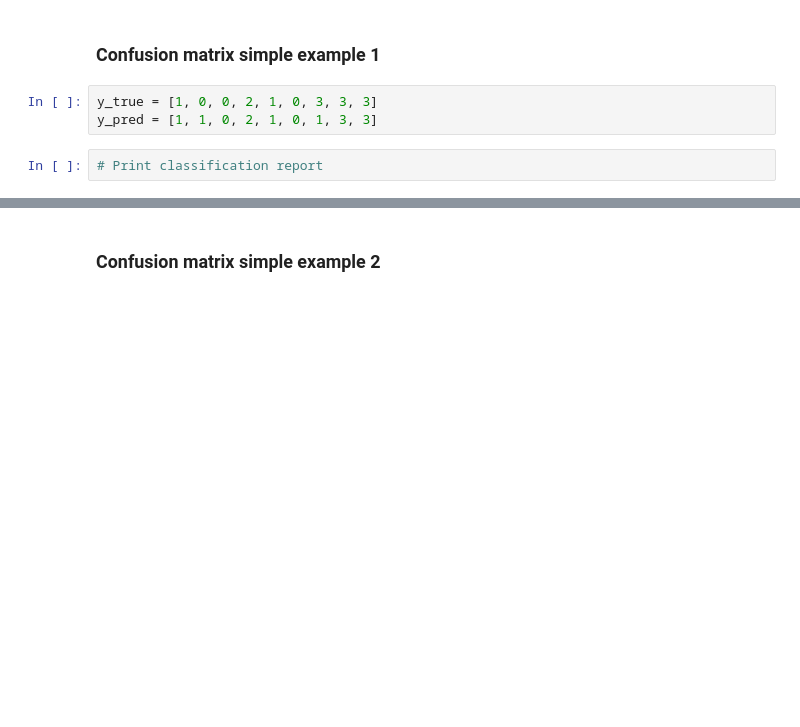
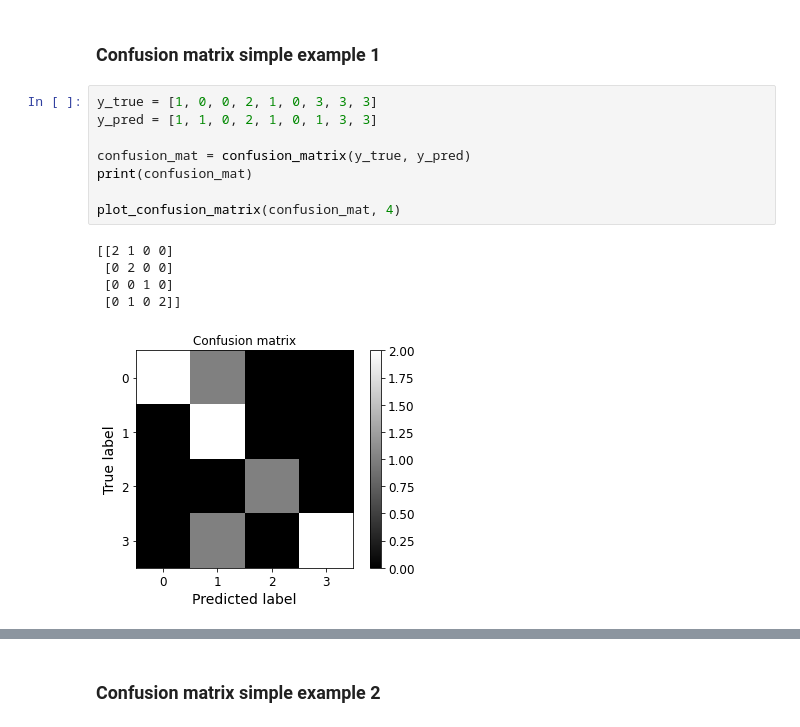
Before and after one commit to thomasbakken-su/CPSC5310_TWs, a Jupyter notebook: TW4/TW4-DT/decision_trees.ipynb, the cells around one changed output, grey strips where cells are left out. Cells and saved outputs as stored; diff of their text form; blank space fills up the shorter version.

```diff
--- a/TW4/TW4-DT/decision_trees.ipynb
+++ b/TW4/TW4-DT/decision_trees.ipynb
@@ -81,5 +81,14 @@ def plot_confusion_matrix(confusion_mat, cln):
 # %%
 y_true = [1, 0, 0, 2, 1, 0, 3, 3, 3]
 y_pred = [1, 1, 0, 2, 1, 0, 1, 3, 3]
+
+confusion_mat = confusion_matrix(y_true, y_pred)
+print(confusion_mat)
+
+plot_confusion_matrix(confusion_mat, 4)
+# %% [output]
+[[2 1 0 0]
+ [0 2 0 0]
+ [0 0 1 0]
+ [0 1 0 2]]
+[figure, added]
-# %%
-# Print classification report
```
Also changed, not shown: parts of 36 cells of this notebook, 5 other files.
